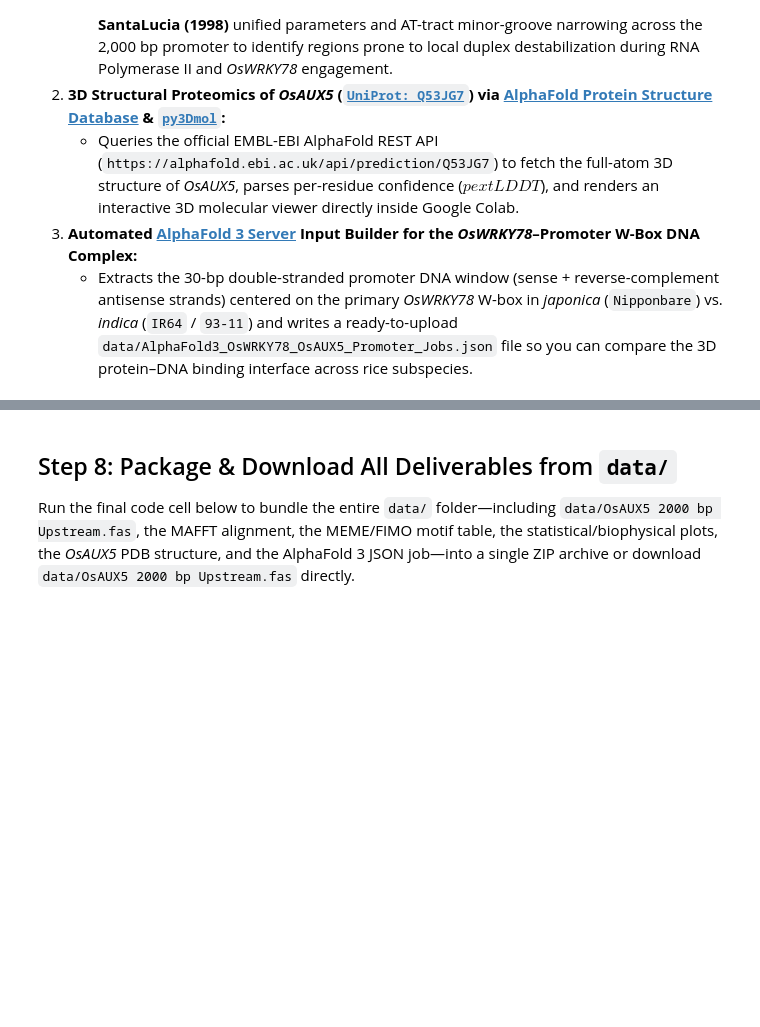
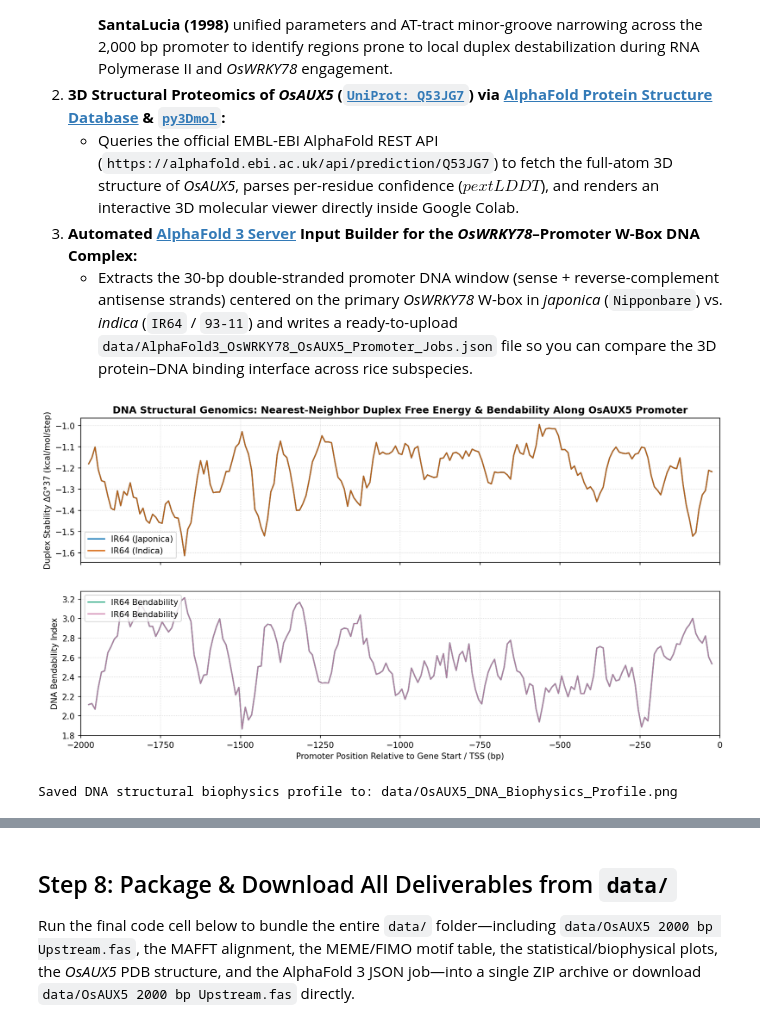
Before and after one commit to satuankecepatan/OsAUX5-Upstream, a Jupyter notebook: OsAUX5_2000bp_Upstream_Colab_Pipeline.ipynb, the cells around one changed output, grey strips where cells are left out. Drawn from its saved outputs; the diff is of its cells as text; code cells hidden in the pictures; blank space fills up the shorter version.

```diff
--- a/OsAUX5_2000bp_Upstream_Colab_Pipeline.ipynb
+++ b/OsAUX5_2000bp_Upstream_Colab_Pipeline.ipynb
@@ -716,35 +891,37 @@ def compute_dna_biophysics_profile(seq_str, window=50, step=10):
 # Compare reference Japonica (Nipponbare) vs. Indica (IR64 or first available Indica cultivar)
 ref_jap_rec = promoter_records[0]
 ind_candidates = [
     r for r, s in zip(promoter_records, summary_rows)
     if s["Subspecies"] == "Indica"
 ]
 ref_ind_rec = ind_candidates[0] if ind_candidates else promoter_records[-1]
 
 jap_bio_df = compute_dna_biophysics_profile(str(ref_jap_rec.seq))
 ind_bio_df = compute_dna_biophysics_profile(str(ref_ind_rec.seq))
 
 fig, axes = plt.subplots(2, 1, figsize=(14, 7), dpi=150, sharex=True)
 axes[0].plot(jap_bio_df["TSS_Offset_bp"], jap_bio_df["Mean_dG_kcal_mol_bp"], label=f"{ref_jap_rec.id.split('|')[0]} (Japonica)", color="#0072B2")
 axes[0].plot(ind_bio_df["TSS_Offset_bp"], ind_bio_df["Mean_dG_kcal_mol_bp"], label=f"{ref_ind_rec.id.split('|')[0]} (Indica)", color="#D55E00", alpha=0.85)
-axes[0].set_ylabel("Duplex Stability ΔG°37
-(kcal/mol/step)")
+axes[0].set_ylabel("Duplex Stability ΔG°37 (kcal/mol/step)")
 axes[0].set_title("DNA Structural Genomics: Nearest-Neighbor Duplex Free Energy & Bendability Along OsAUX5 Promoter", fontweight="bold")
 axes[0].legend(loc="lower left")
 axes[0].grid(True, linestyle=":", alpha=0.5)
 
 axes[1].plot(jap_bio_df["TSS_Offset_bp"], jap_bio_df["Bendability_Index"], label=f"{ref_jap_rec.id.split('|')[0]} Bendability", color="#009E73")
 axes[1].plot(ind_bio_df["TSS_Offset_bp"], ind_bio_df["Bendability_Index"], label=f"{ref_ind_rec.id.split('|')[0]} Bendability", color="#CC79A7", alpha=0.85)
 axes[1].set_xlabel("Promoter Position Relative to Gene Start / TSS (bp)")
 axes[1].set_ylabel("DNA Bendability Index")
 axes[1].set_xlim(-UPSTREAM_BP, 0)
 axes[1].legend(loc="upper left")
 axes[1].grid(True, linestyle=":", alpha=0.5)
 
 biophys_plot_path = os.path.join(OUTPUT_DIR, "OsAUX5_DNA_Biophysics_Profile.png")
 plt.savefig(biophys_plot_path, bbox_inches="tight")
 plt.show()
 print(f"Saved DNA structural biophysics profile to: {biophys_plot_path}")
+# %% [output]
+[figure, added]
+Saved DNA structural biophysics profile to: data/OsAUX5_DNA_Biophysics_Profile.png
 # %%
 import py3Dmol
 
```
Also changed, not shown: parts of 11 cells of this notebook.
